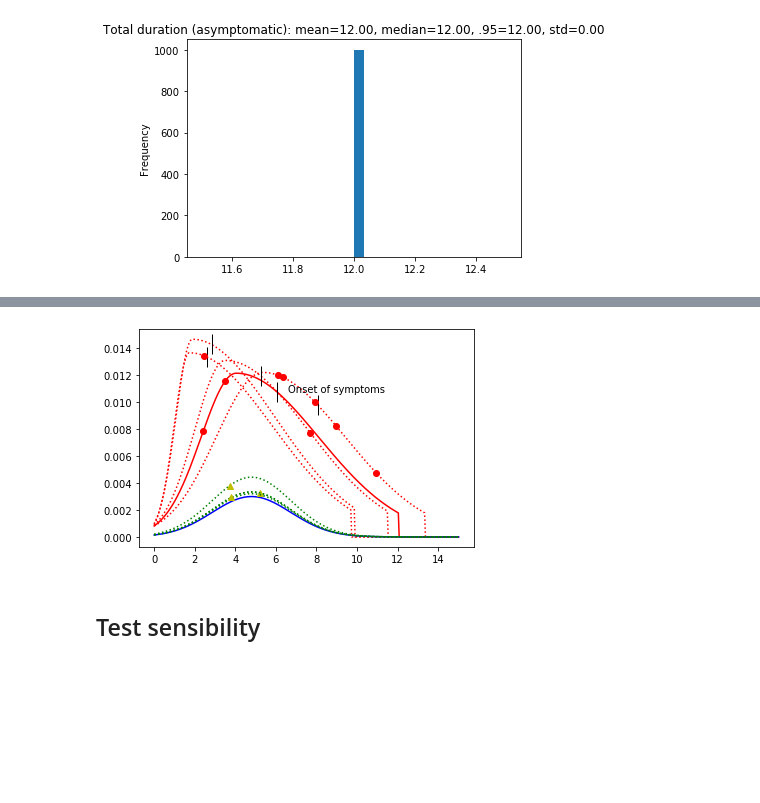
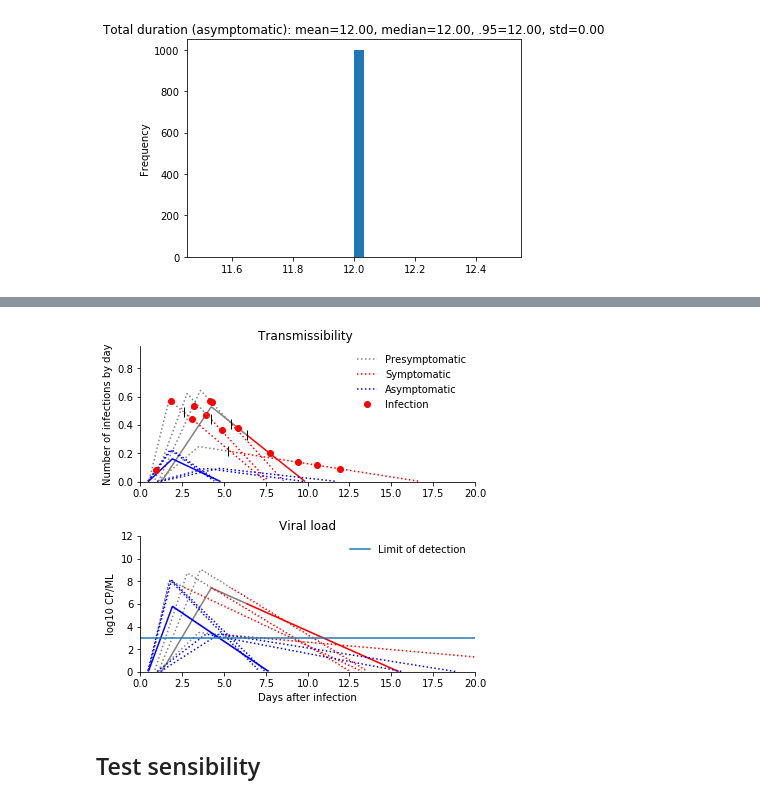
Before and after one commit to ictr/covid19-outbreak-simulator, a Jupyter notebook: applications/model_stats.ipynb, the cells around one changed output, grey strips where cells are left out. Saved outputs shown, nothing was run; the diff lists cells and outputs as text; code cells hidden in the pictures; blank space fills up the shorter version.

Commit message:
Update model stat

```diff
--- a/applications/model_stats.ipynb
+++ b/applications/model_stats.ipynb
@@ -12,7 +12,7 @@ from argparse import Namespace
 from covid19_outbreak_simulator.model import Model, Params
 from covid19_outbreak_simulator.population import Individual
 
-model = 'normal'
+model = 'piecewise'
 params = Params(
     Namespace(
         interval=1/24,
@@ -217,56 +214,109 @@ model.params.set('prop_asym_carriers', 'scale', 0)
 infections = []
 r0 = []
 
+fig, (ax1, ax2) = plt.subplots(2, figsize=[6, 6])
+ax1.set_title('Transmissibility ')
+ax2.set_title('Viral load')
+
+
 with open(os.devnull, 'w') as logger:
     logger.id = 1
     model.draw_prop_asym_carriers()
     for i in range(5):
         ind = Individual(id='0', susceptibility=1, model=model, logger=logger)
         evts = ind.symptomatic_infect(time=0, by=None,
                                      handle_symptomatic=['keep'])
-        x = np.linspace(0, 15, 15*24)
-        #y = [ind.viral_load(t) for t in x]
-        #plt.plot(x,y, linestyle=':' if i > 0 else '-', color='red')
-        #
-        y = [ind.transmissibility(t) for t in x]
-        plt.plot(x,y, linestyle=':' if i > 0 else '-', color='red' if i == 0 else 'red' )
+        x = np.linspace(0, 20, 20*24)
+
+        y = [ind.transmissibility(t)*24 for t in x]
 
         # incubation
-        plt.plot(ind.incubation_period, ind.transmissibility(ind.incubation_period),
-                color='black', markersize=20, marker='|')
-        if i == 0:
-            plt.text( ind.incubation_period + 0.5, ind.transmissibility(ind.incubation_period),
-                    'Onset of symptoms')
+        x_bi = [t for (t,v) in zip(x,y) if t < ind.incubation_period and v > 0]
+        y_bi = [v for (t,v) in zip(x,y) if t < ind.incubation_period and v > 0]
+
+        x_ai = [t for (t,v) in zip(x,y) if t >= ind.incubation_period and v > 0]
+        y_ai = [v for (t,v) in zip(x,y) if t >= ind.incubation_period and v > 0]
+
+        line_presym, = ax1.plot(x_bi, y_bi, linestyle=':' if i > 0 else '-', color='gray',
+                           label='Presymptomatic')
+        line_sym, = ax1.plot(x_ai, y_ai, linestyle=':' if i > 0 else '-', color='red',
+                            label='Symptomatic')
+
+        # incubation point
+        ax1.plot(ind.incubation_period, ind.transmissibility(ind.incubation_period) * 24,
+                color='black', markersize=10, marker='|')
+
         # infection event
         it = [x.time for x in evts if x.action.name == 'INFECTION']
-        ity = [ind.transmissibility(t) for t in it]
-        plt.plot(it, ity, 'o', color='red')
+        ity = [ind.transmissibility(t)*24 for t in it]
+        line_infection, = ax1.plot(it, ity, 'o', color='red', label='Infection')
+
+        y = [ind.viral_load(t) for t in x]
+        x_bi = [t for (t,v) in zip(x,y) if t < ind.incubation_period and v > 0]
+        y_bi = [v for (t,v) in zip(x,y) if t < ind.incubation_period and v > 0]
+
+        x_ai = [t for (t,v) in zip(x,y) if t >= ind.incubation_period and v > 0]
+        y_ai = [v for (t,v) in zip(x,y) if t >= ind.incubation_period and v > 0]
+
+        ax2.plot(x_bi, y_bi, linestyle=':' if i > 0 else '-', color='gray',
+                           label='Presymptomatic')
+        ax2.plot(x_ai, y_ai, linestyle=':' if i > 0 else '-', color='red',
+                            label='Symptomatic')
+
 
 model.params.set('prop_asym_carriers', 'loc', 1)
 model.params.set('prop_asym_carriers', 'scale', 0)
 
 infections = []
 r0 = []
 
 with open(os.devnull, 'w') as logger:
     logger.id = 1
     model.draw_prop_asym_carriers()
     for i in range(5):
         ind = Individual(id='0', susceptibility=1, model=model, logger=logger)
         evts = ind.asymptomatic_infect(time=0, by=None,
                                      handle_symptomatic=['keep'])
-        x = np.linspace(0, 15, 15*24)
-        y = [ind.transmissibility(t) for t in x]
-        plt.plot(x,y, linestyle=':' if i > 0 else '-', color='blue' if i == 0 else 'green' )
+        x = np.linspace(0, 20, 20*24)
+        y = [ind.transmissibility(t)*24 for t in x]
 
-        #
+        x_p = [t for (t,v) in zip(x,y) if v > 0]
+        y_p = [v for (t,v) in zip(x,y) if v > 0]
+
+
+        line_asym, = ax1.plot(x_p,y_p, linestyle=':' if i > 0 else '-', color='blue', label='Asymptomatic')
+
+        # infection
         it = [x.time for x in evts if x.action.name == 'INFECTION']
-        ity = [ind.transmissibility(t) for t in it]
-        plt.plot(it, ity, 'y^' if i == 0 else 'y^')
+        ity = [ind.transmissibility(t)*24 for t in it]
+        ax1.plot(it, ity, 'o', color='red')
 
+        y = [ind.viral_load(t) for t in x]
+        x_p = [t for (t,v) in zip(x,y) if v > 0]
+        y_p = [v for (t,v) in zip(x,y) if v > 0]
+        ax2.plot(x_p, y_p, linestyle=':' if i > 0 else '-', color='blue')
+
+line_lod, = ax2.plot([0, 20], [3, 3], label='Limit of detection')
+
+ax1.legend(handles=[line_presym, line_sym, line_asym, line_infection], frameon=False)
+ax2.legend(handles=[line_lod], frameon=False)
+
+ax1.set_xlim(0, 20)
+ax1.set_ylim(0, 0.04*24)
+ax2.set_xlim(0, 20)
+ax2.set_ylim(0, 12)
+ax1.spines['right'].set_visible(False)
+ax1.spines['top'].set_visible(False)
+ax2.spines['right'].set_visible(False)
+ax2.spines['top'].set_visible(False)
+ax1.set_ylabel('Number of infections by day')
+ax2.set_ylabel('log10 CP/ML')
+
+ax2.set_xlabel('Days after infection')
+plt.subplots_adjust(hspace=0.4)
 plt.show()
 # %% [output]
-[figure, old version]
+[figure, new version]
 # %% [markdown]
 ## Test sensibility
 # %%
```
Also changed, not shown: parts of 5 cells of this notebook.
